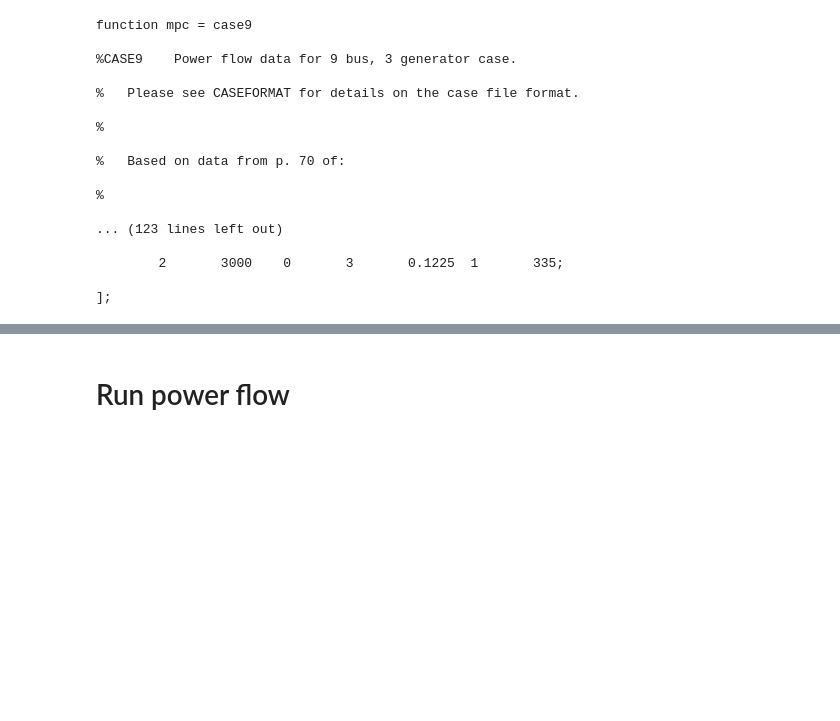
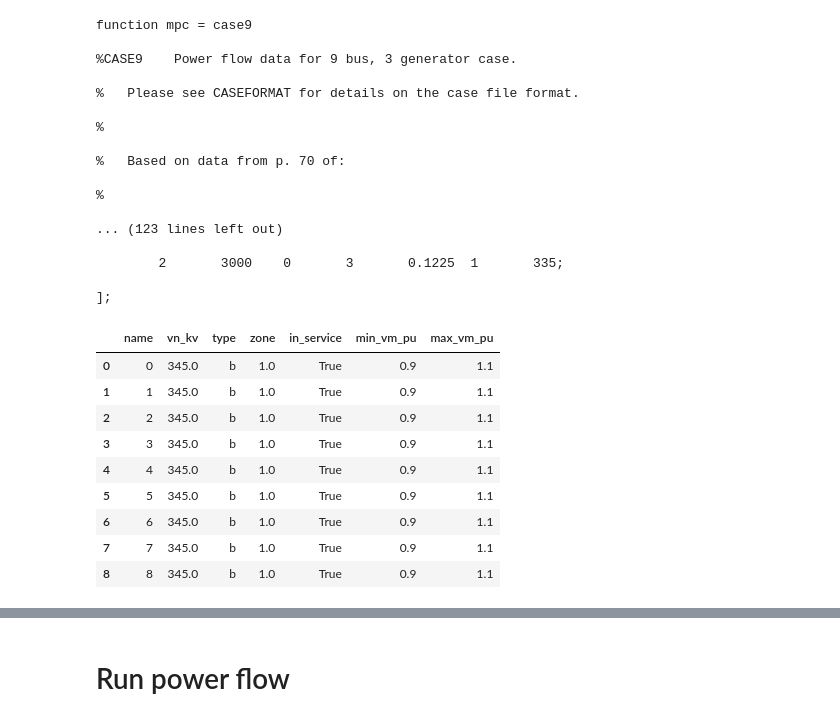
Before and after one commit to yasirroni/pandapower-short-circuit-analysis, a Jupyter notebook: notebooks/1.power_flow.ipynb, the cells around one changed output, grey strips where cells are left out. Cells and saved outputs as stored; diff of their text form; code cells hidden in the pictures; blank space fills up the shorter version.

```diff
--- a/notebooks/1.power_flow.ipynb
+++ b/notebooks/1.power_flow.ipynb
@@ -42,3 +42,16 @@ m.eval(f'mpc = loadcase("{case_name}");')
 m.eval(f'save("{filename}","mpc", "-v6");')
 # %%
 net = from_mpc(filename)
+# %%
+net.bus
+# %% [output]
+|  | name | vn_kv | type | zone | in_service | min_vm_pu | max_vm_pu |
+| 0 | 0 | 345.0 | b | 1.0 | True | 0.9 | 1.1 |
+| 1 | 1 | 345.0 | b | 1.0 | True | 0.9 | 1.1 |
+| 2 | 2 | 345.0 | b | 1.0 | True | 0.9 | 1.1 |
+| 3 | 3 | 345.0 | b | 1.0 | True | 0.9 | 1.1 |
+| 4 | 4 | 345.0 | b | 1.0 | True | 0.9 | 1.1 |
+| 5 | 5 | 345.0 | b | 1.0 | True | 0.9 | 1.1 |
+| 6 | 6 | 345.0 | b | 1.0 | True | 0.9 | 1.1 |
+| 7 | 7 | 345.0 | b | 1.0 | True | 0.9 | 1.1 |
+| 8 | 8 | 345.0 | b | 1.0 | True | 0.9 | 1.1 |
```
Also changed, not shown: parts of 4 cells of this notebook, 2 other files.
